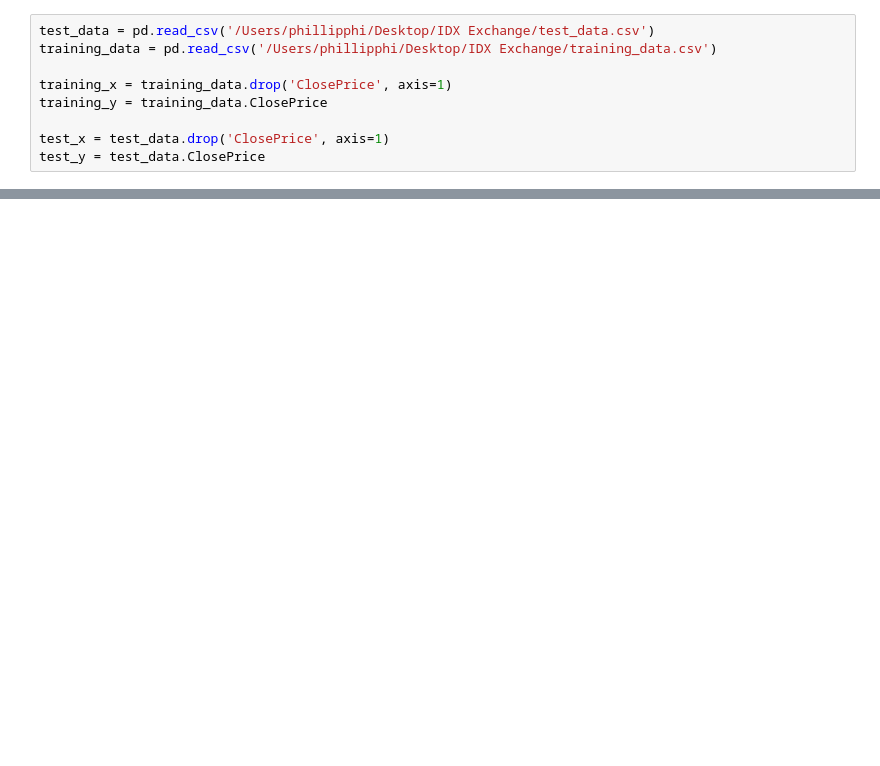
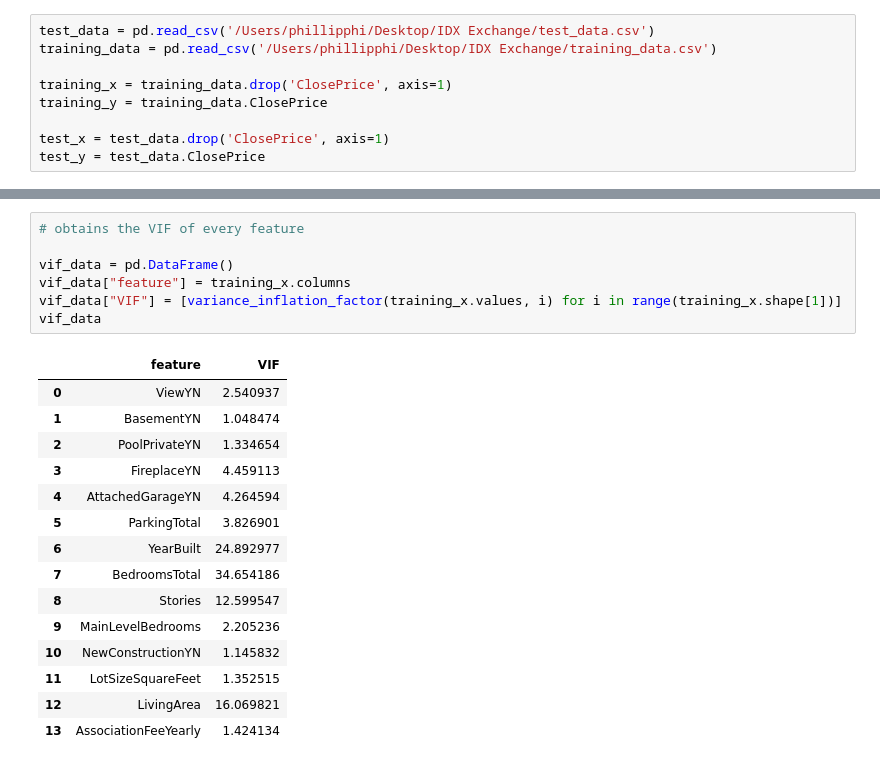
Before and after one commit to phillipphi31/IDX-Exchange-Data-Science, a Jupyter notebook: 03_baseline_model.ipynb, the cells around one changed output, grey strips where cells are left out. Cells and saved outputs as stored; diff of their text form; blank space fills up the shorter version.

```diff
--- a/03_baseline_model.ipynb
+++ b/03_baseline_model.ipynb
@@ -26,0 +76,23 @@ print(r2)
+# %%
+# obtains the VIF of every feature
+
+vif_data = pd.DataFrame()
+vif_data["feature"] = training_x.columns
+vif_data["VIF"] = [variance_inflation_factor(training_x.values, i) for i in range(training_x.shape[1])]
+vif_data
+# %% [output]
+|  | feature | VIF |
+| 0 | ViewYN | 2.540937 |
+| 1 | BasementYN | 1.048474 |
+| 2 | PoolPrivateYN | 1.334654 |
+| 3 | FireplaceYN | 4.459113 |
+| 4 | AttachedGarageYN | 4.264594 |
+| 5 | ParkingTotal | 3.826901 |
+| 6 | YearBuilt | 24.892977 |
+| 7 | BedroomsTotal | 34.654186 |
+| 8 | Stories | 12.599547 |
+| 9 | MainLevelBedrooms | 2.205236 |
+| 10 | NewConstructionYN | 1.145832 |
+| 11 | LotSizeSquareFeet | 1.352515 |
+| 12 | LivingArea | 16.069821 |
+| 13 | AssociationFeeYearly | 1.424134 |
```
Also changed, not shown: parts of 7 cells of this notebook.
